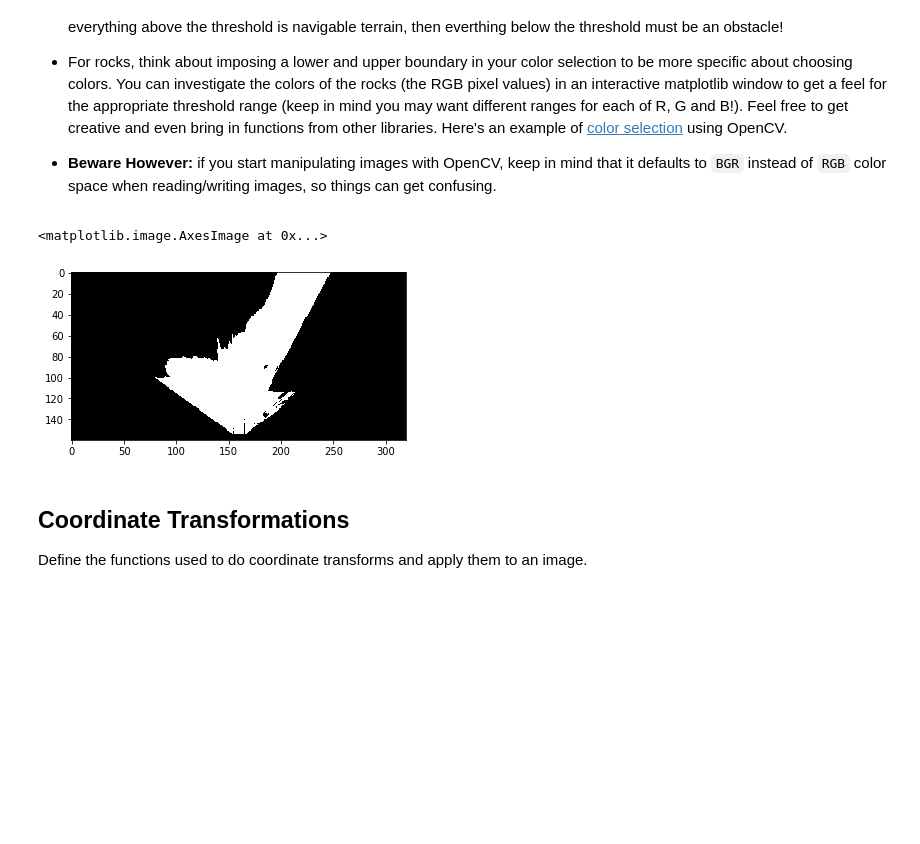
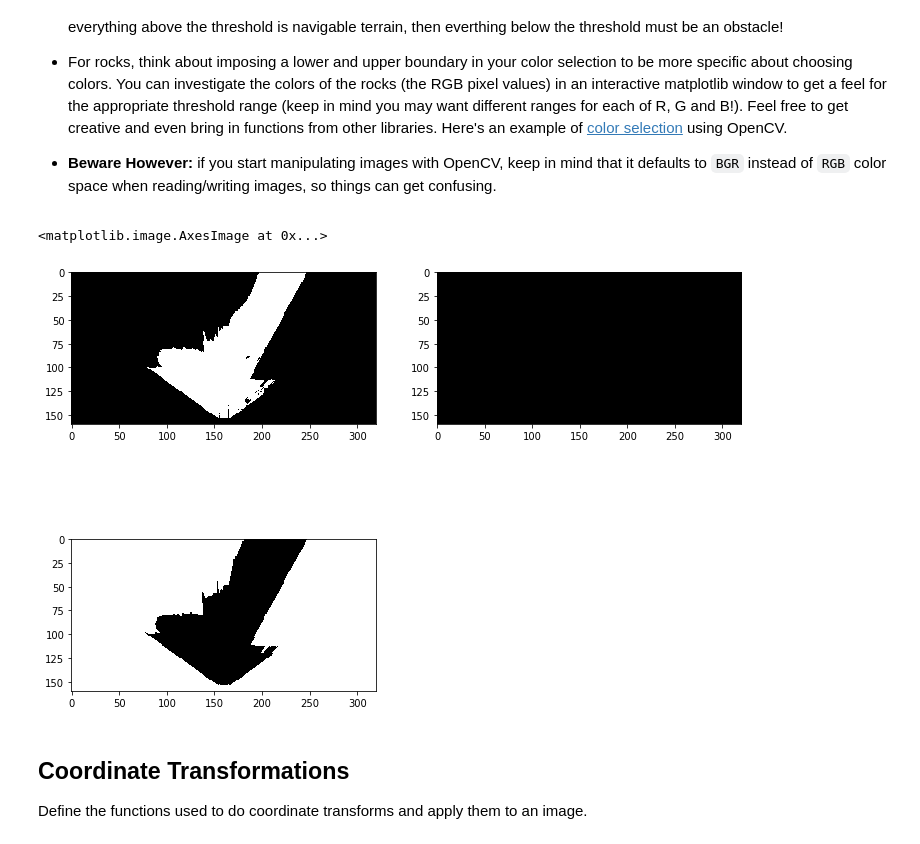
Before and after one commit to Abhaycl/RoboND-Rover-1P1, a Jupyter notebook: code/Rover_Project_Test_Notebook.ipynb, the cells around one changed output. Drawn from its saved outputs; the diff is of its cells as text; code cells hidden in the pictures; blank space fills up the shorter version.

```diff
--- a/code/Rover_Project_Test_Notebook.ipynb
+++ b/code/Rover_Project_Test_Notebook.ipynb
@@ -77,8 +77,9 @@ def perspect_transform(img, src, dst):
 
     M = cv2.getPerspectiveTransform(src, dst)
     warped = cv2.warpPerspective(img, M, (img.shape[1], img.shape[0]))# keep same size as input image
-
-    return warped
+    mask = cv2.warpPerspective(np.ones_like(img[:,:,0]), M, (img.shape[1], img.shape[0]))
+    #return warped
+    return warped, mask
 
 
 # Define calibration box in source (actual) and destination (desired) coordinates
@@ -96,8 +97,13 @@
                   [image.shape[1]/2 + dst_size, image.shape[0] - 2*dst_size - bottom_offset],
                   [image.shape[1]/2 - dst_size, image.shape[0] - 2*dst_size - bottom_offset],
                   ])
-warped = perspect_transform(grid_img, source, destination)
+#warped = perspect_transform(grid_img, source, destination)
+warped, mask = perspect_transform(grid_img, source, destination)
+fig = plt.figure(figsize=(12, 3))
+plt.subplot(121)
 plt.imshow(warped)
+plt.subplot(122)
+plt.imshow(mask, cmap='gray')
 #scipy.misc.imsave('../output/warped_example.jpg', warped)
 # %% [output]
 <matplotlib.image.AxesImage at 0x...>
@@ -117,26 +123,48 @@ Define the color thresholding function from the lesson and apply it to the warpe
 # %%
 # Identify pixels above the threshold
 # Threshold of RGB > 160 does a nice job of identifying ground pixels only
-def color_thresh(img, rgb_thresh=(160, 160, 160)):
+#def color_thresh(img, rgb_thresh=(160, 160, 160)):
+def color_thresh(img, rgb_thresh=(160, 160, 160, 100, 100, 50)):
     # Create an array of zeros same xy size as img, but single channel
-    color_select = np.zeros_like(img[:,:,0])
+    #color_select = np.zeros_like(img[:,:,0])
+    color_select_path = np.zeros_like(img[:,:,0])
+    color_select_rock = np.zeros_like(img[:,:,0])
+    color_select_obst = np.zeros_like(img[:,:,0])
     # Require that each pixel be above all three threshold values in RGB
     # above_thresh will now contain a boolean array with "True"
     # where threshold was met
     above_thresh = (img[:,:,0] > rgb_thresh[0]) \
-                & (img[:,:,1] > rgb_thresh[1]) \
-                & (img[:,:,2] > rgb_thresh[2])
+                 & (img[:,:,1] > rgb_thresh[1]) \
+                 & (img[:,:,2] > rgb_thresh[2])
+    between_thresh = (img[:,:,0] > rgb_thresh[3]) \
+                   & (img[:,:,1] > rgb_thresh[4]) \
+                   & (img[:,:,2] < rgb_thresh[5])
+    below_thresh = (img[:,:,0] < rgb_thresh[0]) \
+                 & (img[:,:,1] < rgb_thresh[1]) \
+                 & (img[:,:,2] < rgb_thresh[2])
     # Index the array of zeros with the boolean array and set to 1
-    color_select[above_thresh] = 1
+    #color_select[above_thresh] = 1
+    color_select_path[above_thresh] = 1
+    color_select_rock[between_thresh] = 1
+    color_select_obst[below_thresh] = 1
     # Return the binary image
-    return color_select
+    #return color_select
+    return color_select_path, color_select_rock, color_select_obst
 
-threshed = color_thresh(warped)
-plt.imshow(threshed, cmap='gray')
+#threshed = color_thresh(warped)
+#plt.imshow(threshed, cmap='gray')
+threshed_path, threshed_rock, threshed_obst = color_thresh(warped)
+fig = plt.figure(figsize=(12, 9))
+plt.subplot(221)
+plt.imshow(threshed_path, cmap='gray')
+plt.subplot(222)
+plt.imshow(threshed_rock, cmap='gray')
+plt.subplot(223)
+plt.imshow(threshed_obst, cmap='gray')
 #scipy.misc.imsave('../output/warped_threshed.jpg', threshed*255)
 # %% [output]
 <matplotlib.image.AxesImage at 0x...>
-[figure, old version]
+[figure, new version]
 # %% [markdown]
 ## Coordinate Transformations
 Define the functions used to do coordinate transforms and apply them to an image.
```
Also changed, not shown: parts of 6 cells of this notebook.
